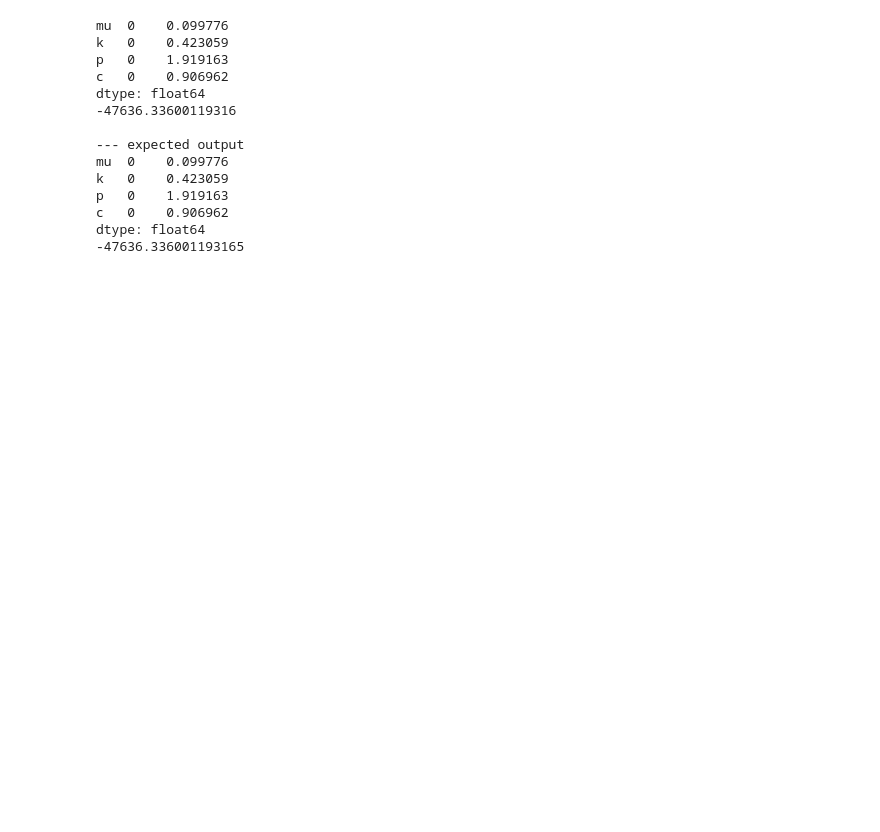
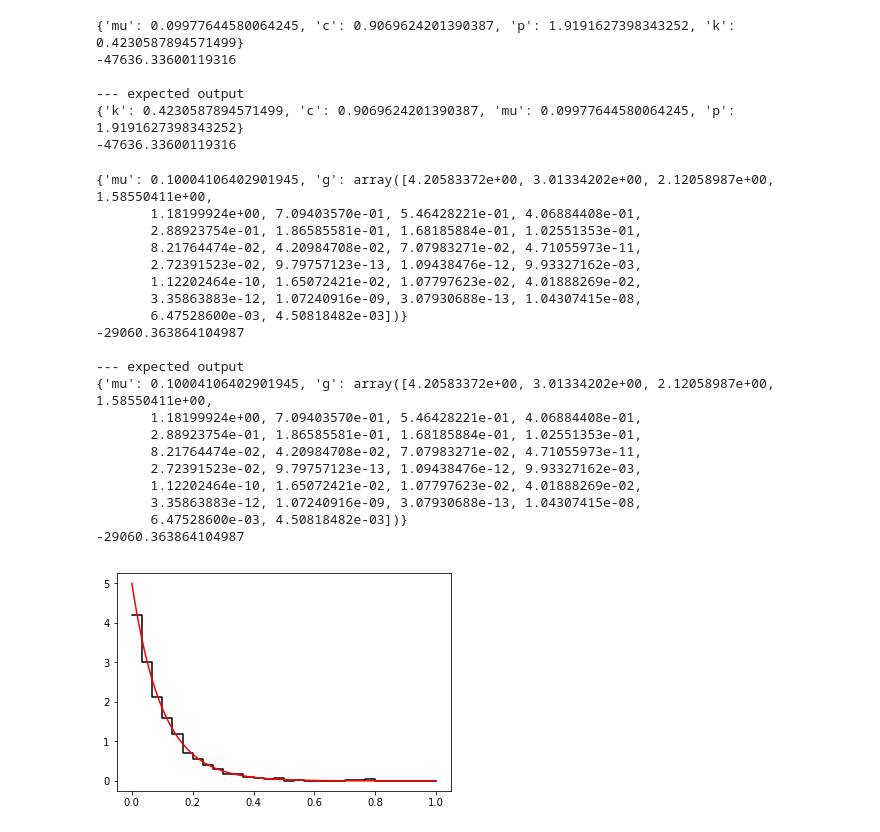
Before and after one commit to carlottadepasquale/Hawkes, a Jupyter notebook: test.ipynb, the cells around one changed output. Cells and saved outputs as stored; diff of their text form; code cells hidden in the pictures; blank space fills up the shorter version.

```diff
--- a/test.ipynb
+++ b/test.ipynb
@@ -111,27 +87,60 @@ print(h2.L)
 print()
 
 print("""--- expected output
-mu  0    0.099776
-k   0    0.423059
-p   0    1.919163
-c   0    0.906962
-dtype: float64
--47636.336001193165""")
+{'k': 0.4230587894571499, 'c': 0.9069624201390387, 'mu': 0.09977644580064245, 'p': 1.9191627398343252}
+-47636.33600119316""")
 # %% [output]
-mu  0    0.099776
-k   0    0.423059
-p   0    1.919163
-c   0    0.906962
-dtype: float64
+{'mu': 0.09977644580064245, 'c': 0.9069624201390387, 'p': 1.9191627398343252, 'k': 0.4230587894571499}
 -47636.33600119316
 
 --- expected output
-mu  0    0.099776
-k   0    0.423059
-p   0    1.919163
-c   0    0.906962
-dtype: float64
--47636.336001193165
+{'k': 0.4230587894571499, 'c': 0.9069624201390387, 'mu': 0.09977644580064245, 'p': 1.9191627398343252}
+-47636.33600119316
+# %%
+itv = [0,100000]
+T = np.loadtxt('./Data/test1.txt')
+h2 = hk.estimator().set_kernel('nonpara',support=1,num_bin=30).set_baseline('const')
+h2.fit(T,itv)
+print(h2.para)
+print(h2.L)
+print()
+
+print("""--- expected output
+{'mu': 0.10004106402901945, 'g': array([4.20583372e+00, 3.01334202e+00, 2.12058987e+00, 1.58550411e+00,
+       1.18199924e+00, 7.09403570e-01, 5.46428221e-01, 4.06884408e-01,
+       2.88923754e-01, 1.86585581e-01, 1.68185884e-01, 1.02551353e-01,
+       8.21764474e-02, 4.20984708e-02, 7.07983271e-02, 4.71055973e-11,
+       2.72391523e-02, 9.79757123e-13, 1.09438476e-12, 9.93327162e-03,
+       1.12202464e-10, 1.65072421e-02, 1.07797623e-02, 4.01888269e-02,
+       3.35863883e-12, 1.07240916e-09, 3.07930688e-13, 1.04307415e-08,
+       6.47528600e-03, 4.50818482e-03])}
+-29060.363864104987""")
+
+h2.kernel.plot()
+plt.plot(np.linspace(0,1,100),0.5*10.0*np.exp(-10.0*np.linspace(0,1,100)),'r-')
+pass
+# %% [output]
+{'mu': 0.10004106402901945, 'g': array([4.20583372e+00, 3.01334202e+00, 2.12058987e+00, 1.58550411e+00,
+       1.18199924e+00, 7.09403570e-01, 5.46428221e-01, 4.06884408e-01,
+       2.88923754e-01, 1.86585581e-01, 1.68185884e-01, 1.02551353e-01,
+       8.21764474e-02, 4.20984708e-02, 7.07983271e-02, 4.71055973e-11,
+       2.72391523e-02, 9.79757123e-13, 1.09438476e-12, 9.93327162e-03,
+       1.12202464e-10, 1.65072421e-02, 1.07797623e-02, 4.01888269e-02,
+       3.35863883e-12, 1.07240916e-09, 3.07930688e-13, 1.04307415e-08,
+       6.47528600e-03, 4.50818482e-03])}
+-29060.363864104987
+
+--- expected output
+{'mu': 0.10004106402901945, 'g': array([4.20583372e+00, 3.01334202e+00, 2.12058987e+00, 1.58550411e+00,
+       1.18199924e+00, 7.09403570e-01, 5.46428221e-01, 4.06884408e-01,
+       2.88923754e-01, 1.86585581e-01, 1.68185884e-01, 1.02551353e-01,
+       8.21764474e-02, 4.20984708e-02, 7.07983271e-02, 4.71055973e-11,
+       2.72391523e-02, 9.79757123e-13, 1.09438476e-12, 9.93327162e-03,
+       1.12202464e-10, 1.65072421e-02, 1.07797623e-02, 4.01888269e-02,
+       3.35863883e-12, 1.07240916e-09, 3.07930688e-13, 1.04307415e-08,
+       6.47528600e-03, 4.50818482e-03])}
+-29060.363864104987
+[figure, added]
 # %%
 """
 para = {"alpha":0.2,"beta":10.0}
```
Also changed, not shown: parts of 3 cells of this notebook, 9 other files.
